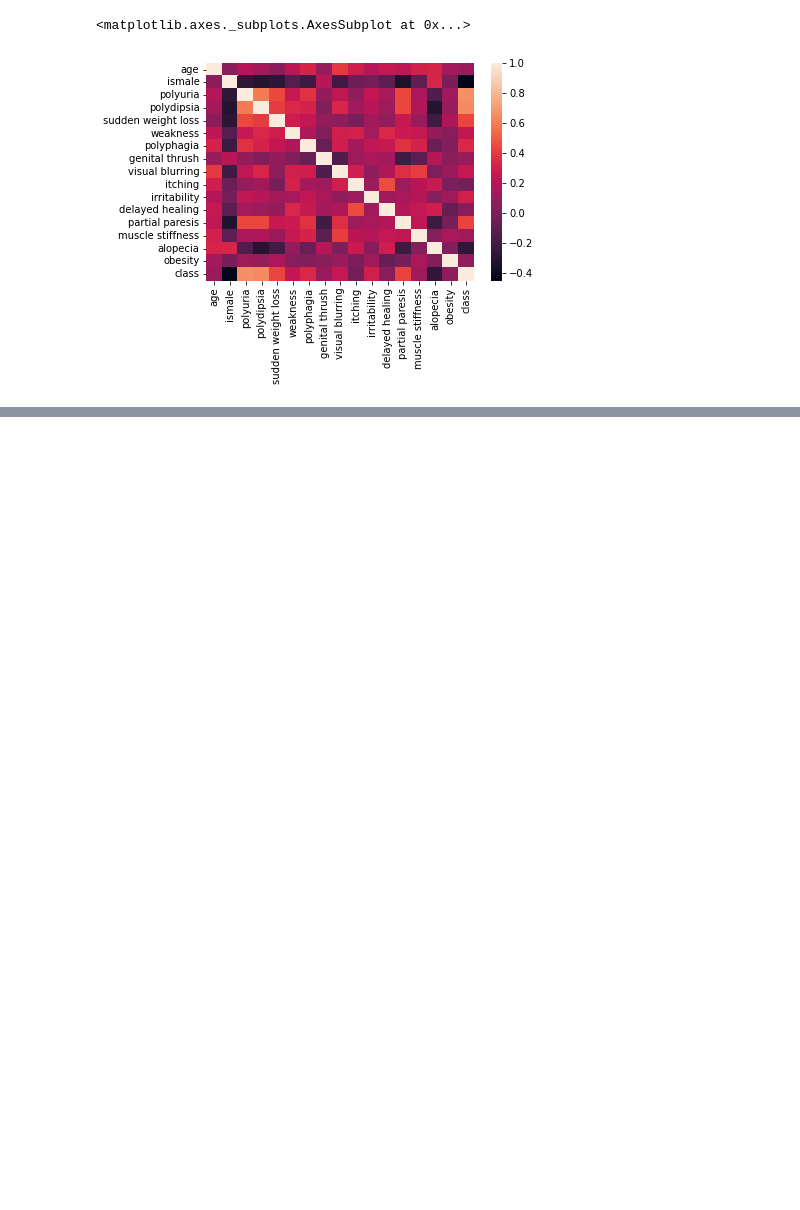
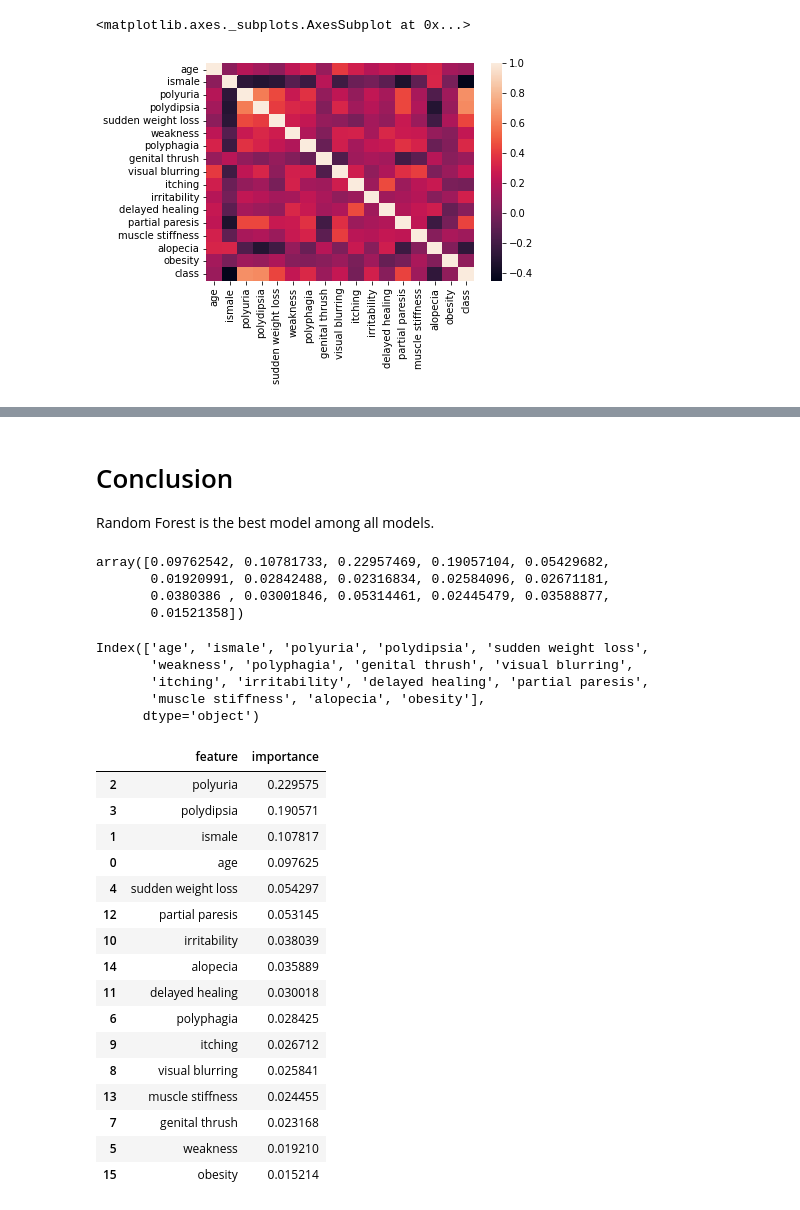
Before and after one commit to Imanhamza/Diabetes_early_stage_detection, a Jupyter notebook: early_diabetes.ipynb, the cells around one changed output, grey strips where cells are left out. Drawn from its saved outputs; the diff is of its cells as text; code cells hidden in the pictures; blank space fills up the shorter version.

```diff
--- a/early_diabetes.ipynb
+++ b/early_diabetes.ipynb
@@ -281,0 +314,7 @@ sns.heatmap(df.corr())
+# %%
+#Begin model trianing
+# start with DummyClassifier to establish baseline
+# (random guess if the patient has diabetes or not)
+dummy = DummyClassifier()
+dummy.fit(x_train, y_train)
+dummy_pred = dummy.predict(x_test)
@@ -281,0 +340,7 @@ sns.heatmap(df.corr())
+# %%
+from numpy import ma
+# train other model
+# starting with logisticRrggression
+logr = LogisticRegression(max_iter= 10000)
+logr.fit(x_train, y_train)
+logr_pred = logr.predict(x_test)
@@ -281,0 +363,5 @@ sns.heatmap(df.corr())
+# %%
+# Try DecissionTree
+tree = DecisionTreeClassifier()
+tree.fit(x_train, y_train)
+tree_pred = tree.predict(x_test)
@@ -281,0 +384,5 @@ sns.heatmap(df.corr())
+# %%
+# try RandomForest
+forest = RandomForestClassifier()
+forest.fit(x_train, y_train)
+forest_pred = forest.predict(x_test)
@@ -281,0 +405,42 @@ sns.heatmap(df.corr())
+# %% [markdown]
+# Conclusion
+Random Forest is the best model among all models.
+# %%
+# let's see why random forest is the best model
+forest.feature_importances_
+# %% [output]
+array([0.09762542, 0.10781733, 0.22957469, 0.19057104, 0.05429682,
+       0.01920991, 0.02842488, 0.02316834, 0.02584096, 0.02671181,
+       0.0380386 , 0.03001846, 0.05314461, 0.02445479, 0.03588877,
+       0.01521358])
+# %%
+x.columns
+# %% [output]
+Index(['age', 'ismale', 'polyuria', 'polydipsia', 'sudden weight loss',
+       'weakness', 'polyphagia', 'genital thrush', 'visual blurring',
+       'itching', 'irritability', 'delayed healing', 'partial paresis',
+       'muscle stiffness', 'alopecia', 'obesity'],
+      dtype='object')
+# %%
+pd.DataFrame({'feature': x.columns,
+              'importance': forest.feature_importances_}).sort_values(
+                  'importance', ascending = False
+              )
+# %% [output]
+|  | feature | importance |
+| 2 | polyuria | 0.229575 |
+| 3 | polydipsia | 0.190571 |
+| 1 | ismale | 0.107817 |
+| 0 | age | 0.097625 |
+| 4 | sudden weight loss | 0.054297 |
+| 12 | partial paresis | 0.053145 |
+| 10 | irritability | 0.038039 |
+| 14 | alopecia | 0.035889 |
+| 11 | delayed healing | 0.030018 |
+| 6 | polyphagia | 0.028425 |
+| 9 | itching | 0.026712 |
+| 8 | visual blurring | 0.025841 |
+| 13 | muscle stiffness | 0.024455 |
+| 7 | genital thrush | 0.023168 |
+| 5 | weakness | 0.019210 |
+| 15 | obesity | 0.015214 |
```
Also changed, not shown: parts of 12 cells of this notebook.
